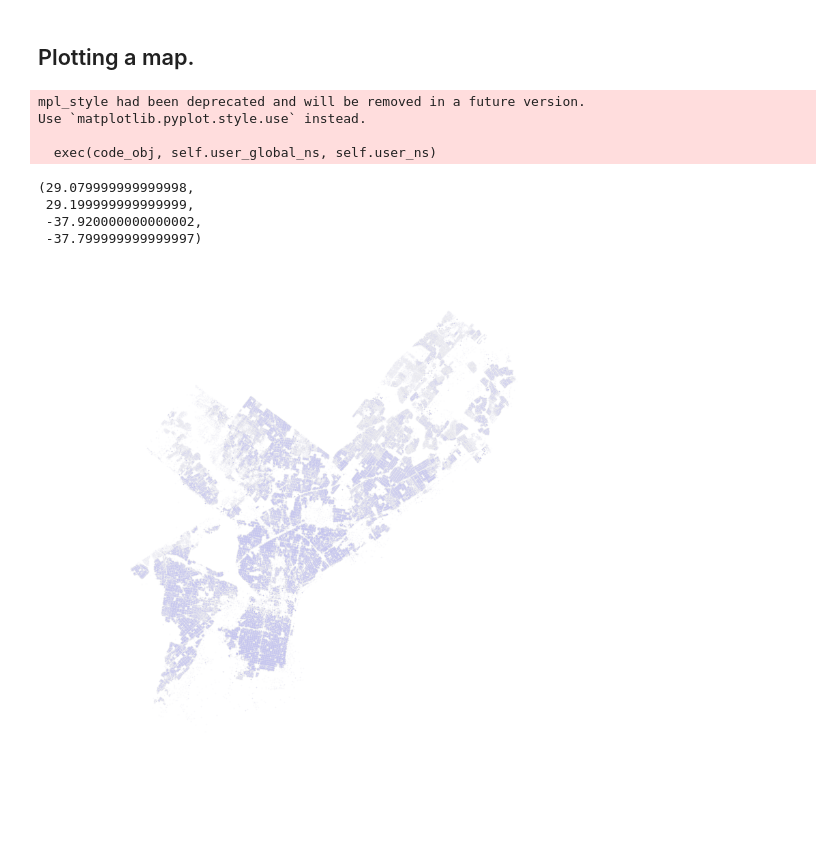
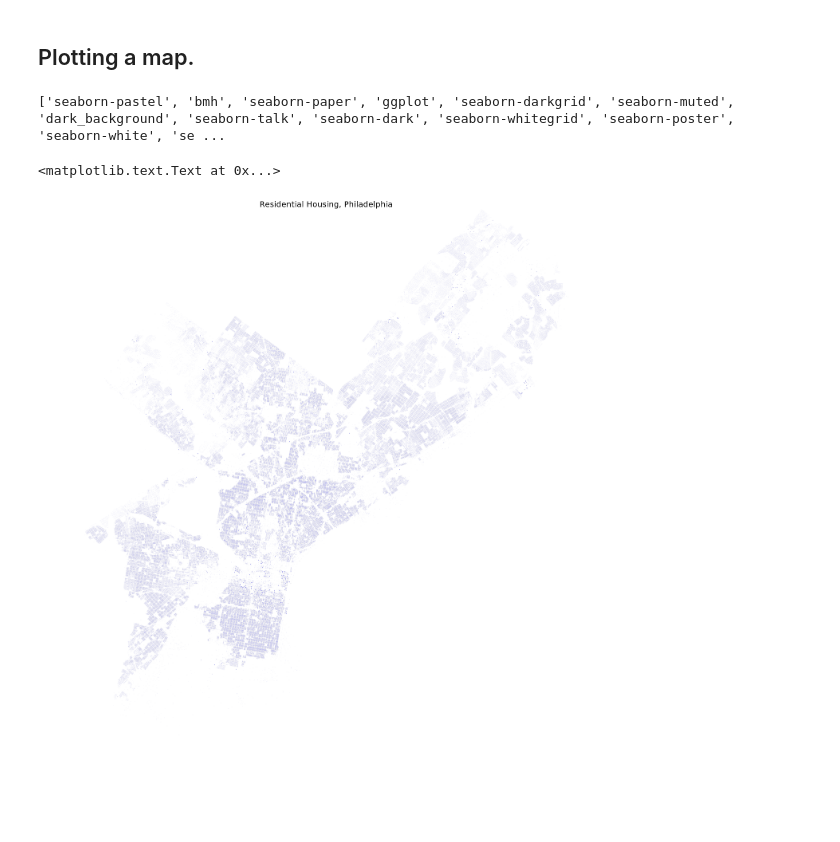
Before and after one commit to wknowles/jupyter-notebooks, a Jupyter notebook: Plot Philadelphia's residential housing on a map.ipynb, the cells around one changed output. Drawn from its saved outputs; the diff is of its cells as text; code cells hidden in the pictures; blank space fills up the shorter version.

Commit message:
plot on map

```diff
--- a/Plot Philadelphia's residential housing on a map.ipynb
+++ b/Plot Philadelphia's residential housing on a map.ipynb
@@ -23,0 +19,10 @@ p_lng
+# %%
+from matplotlib import rcParams
+rcParams['figure.figsize'] = (17, 17) #Size of figure
+rcParams['figure.dpi'] = 250
+
+plt.style.use('ggplot')
+# %%
+print(plt.style.available)
+# %% [output]
+['seaborn-pastel', 'bmh', 'seaborn-paper', 'ggplot', 'seaborn-darkgrid', 'seaborn-muted', 'dark_background', 'seaborn-talk', 'seaborn-dark', 'seaborn-whitegrid', 'seaborn-poster', 'seaborn-white', 'se ...
@@ -30,26 +38,13 @@ def lat_lng_to_pixels(lat, lng):
     return (x, y)
 
 px, py = lat_lng_to_pixels(p_lat, p_lng)
-# %%
-pd.options.display.mpl_style = 'default' #Better Styling
-from matplotlib import rcParams
-rcParams['figure.figsize'] = (17.5, 17) #Size of figure
-rcParams['figure.dpi'] = 250
-# %% [output]
-mpl_style had been deprecated and will be removed in a future version.
-Use `matplotlib.pyplot.style.use` instead.
-
-  exec(code_obj, self.user_global_ns, self.user_ns)
-# %%
-plt.figure(figsize=(10, 10))
-plt.scatter(px, py, s=.1, alpha=.1)
-plt.axis('equal')
-plt.xlim(29.08, 29.20)
-plt.ylim(-37.92, -37.80)
-plt.axis('off')
-# %% [output]
-(29.079999999999998,
- 29.199999999999999,
- -37.920000000000002,
- -37.799999999999997)
-[figure, removed]
+# %%
+plt.scatter(px, py, s=.6, alpha=0.03)
+plt.axis('equal')
+plt.axis('off')
+plt.xlim(px.min(), px.max())
+plt.ylim(py.min(), py.max())
+plt.title("Residential Housing, Philadelphia")
+# %% [output]
+<matplotlib.text.Text at 0x...>
+[figure, added]
```
Also changed, not shown: parts of 3 cells of this notebook, 2 other files.
